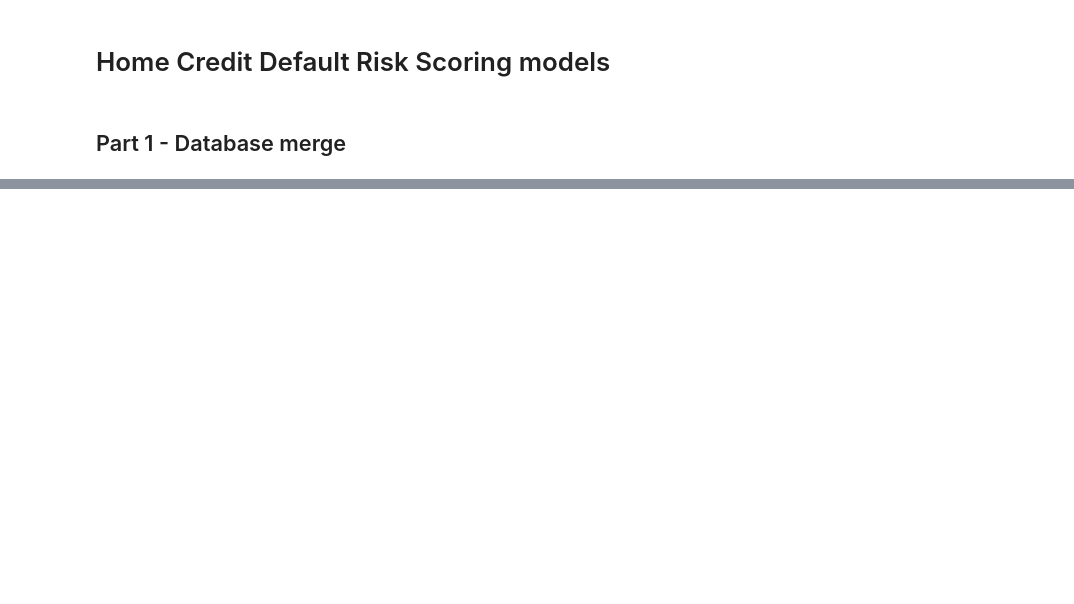
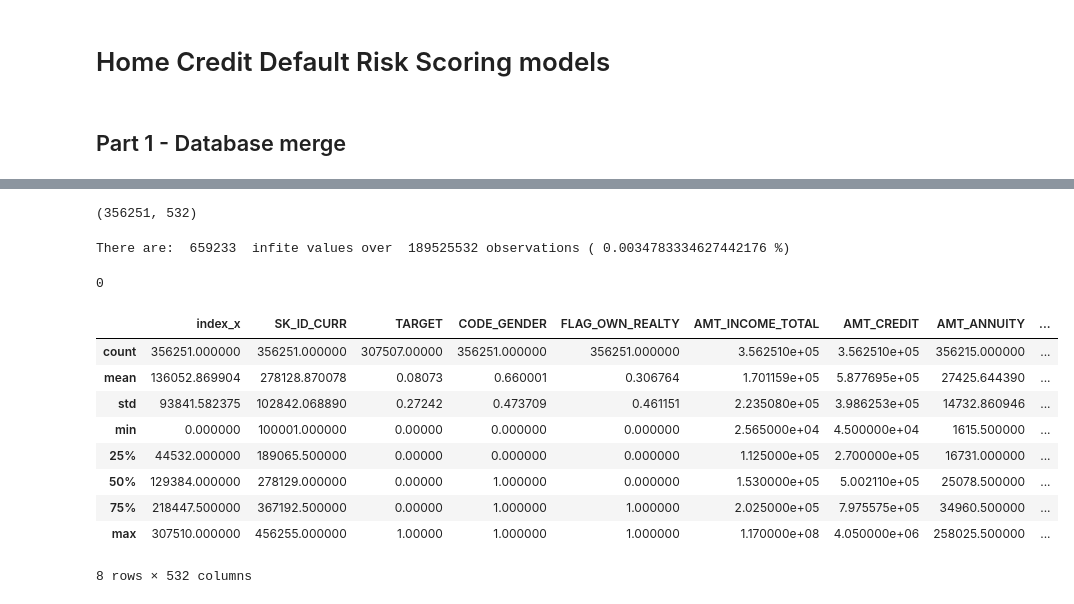
Before and after one commit to gregmansio/Home-credit-default-risk-OC-P7, a Jupyter notebook: notebook_database_and_modelisation.ipynb, the cells around one changed output, grey strips where cells are left out. Cells and saved outputs as stored; diff of their text form; code cells hidden in the pictures; blank space fills up the shorter version.

```diff
--- a/notebook_database_and_modelisation.ipynb
+++ b/notebook_database_and_modelisation.ipynb
@@ -510,0 +498,2 @@ Run LightGBM with kfold - done in 102s
+# %%
+df = main()
@@ -510,0 +515,16 @@ Run LightGBM with kfold - done in 102s
+# %%
+df.shape
+# %% [output]
+(356251, 532)
+# %%
+nb_inf = np.isinf(df).values.sum()
+print("There are: ", nb_inf, " infite values over ", 356251*532, "observations (", nb_inf/round(356251*532), "%)")
+# %% [output]
+There are:  659233  infite values over  189525532 observations ( 0.0034783334627442176 %)
+# %%
+# Replacing infinite values by Nan
+df.replace([np.inf, -np.inf], np.nan, inplace=True)
+nb_inf = np.isinf(df).values.sum()
+print(nb_inf)
+# %% [output]
+0
@@ -510,0 +536,13 @@ Run LightGBM with kfold - done in 102s
+# %%
+df.describe()
+# %% [output]
+|  | index_x | SK_ID_CURR | TARGET | CODE_GENDER | FLAG_OWN_REALTY | AMT_INCOME_TOTAL | AMT_CREDIT | AMT_ANNUITY | ... |
+| count | 356251.000000 | 356251.000000 | 307507.00000 | 356251.000000 | 356251.000000 | 3.562510e+05 | 3.562510e+05 | 356215.000000 | ... |
+| mean | 136052.869904 | 278128.870078 | 0.08073 | 0.660001 | 0.306764 | 1.701159e+05 | 5.877695e+05 | 27425.644390 | ... |
+| std | 93841.582375 | 102842.068890 | 0.27242 | 0.473709 | 0.461151 | 2.235080e+05 | 3.986253e+05 | 14732.860946 | ... |
+| min | 0.000000 | 100001.000000 | 0.00000 | 0.000000 | 0.000000 | 2.565000e+04 | 4.500000e+04 | 1615.500000 | ... |
+| 25% | 44532.000000 | 189065.500000 | 0.00000 | 0.000000 | 0.000000 | 1.125000e+05 | 2.700000e+05 | 16731.000000 | ... |
+| 50% | 129384.000000 | 278129.000000 | 0.00000 | 1.000000 | 0.000000 | 1.530000e+05 | 5.002110e+05 | 25078.500000 | ... |
+| 75% | 218447.500000 | 367192.500000 | 0.00000 | 1.000000 | 1.000000 | 2.025000e+05 | 7.975575e+05 | 34960.500000 | ... |
+| max | 307510.000000 | 456255.000000 | 1.00000 | 1.000000 | 1.000000 | 1.170000e+08 | 4.050000e+06 | 258025.500000 | ... |
+8 rows × 532 columns
```
Also changed, not shown: parts of 7 cells of this notebook.
